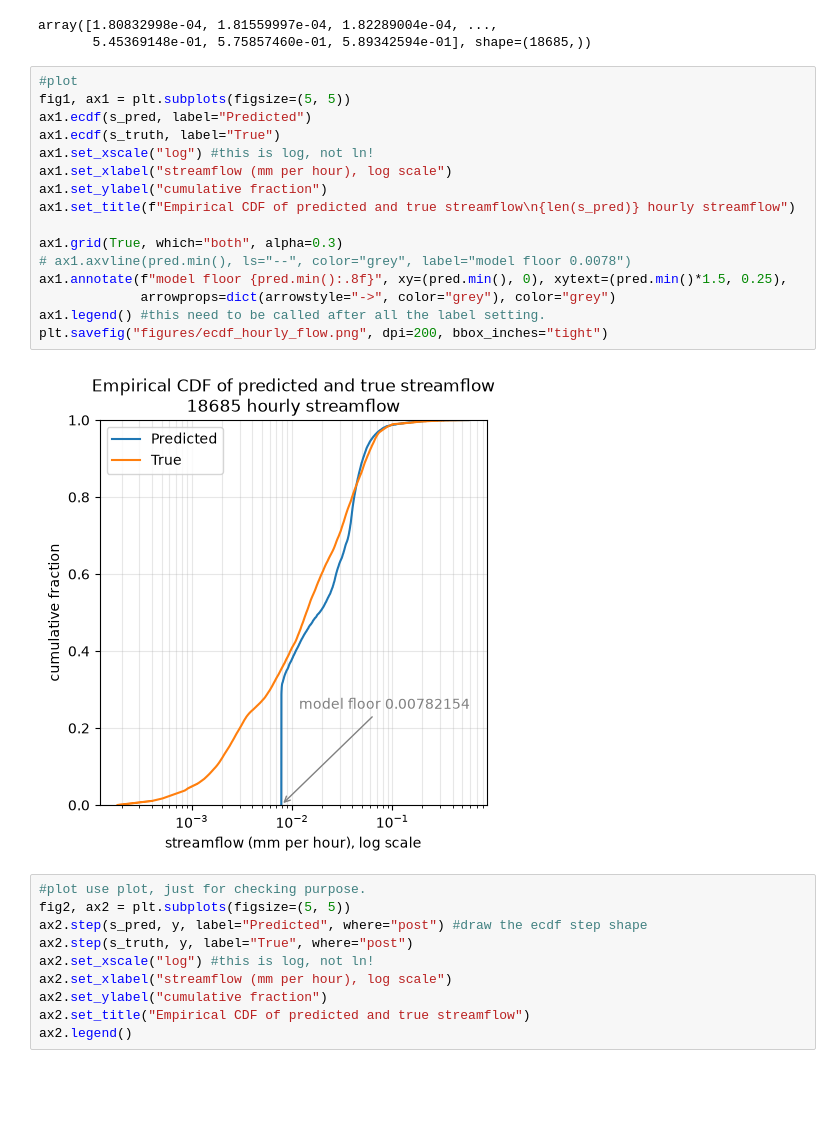
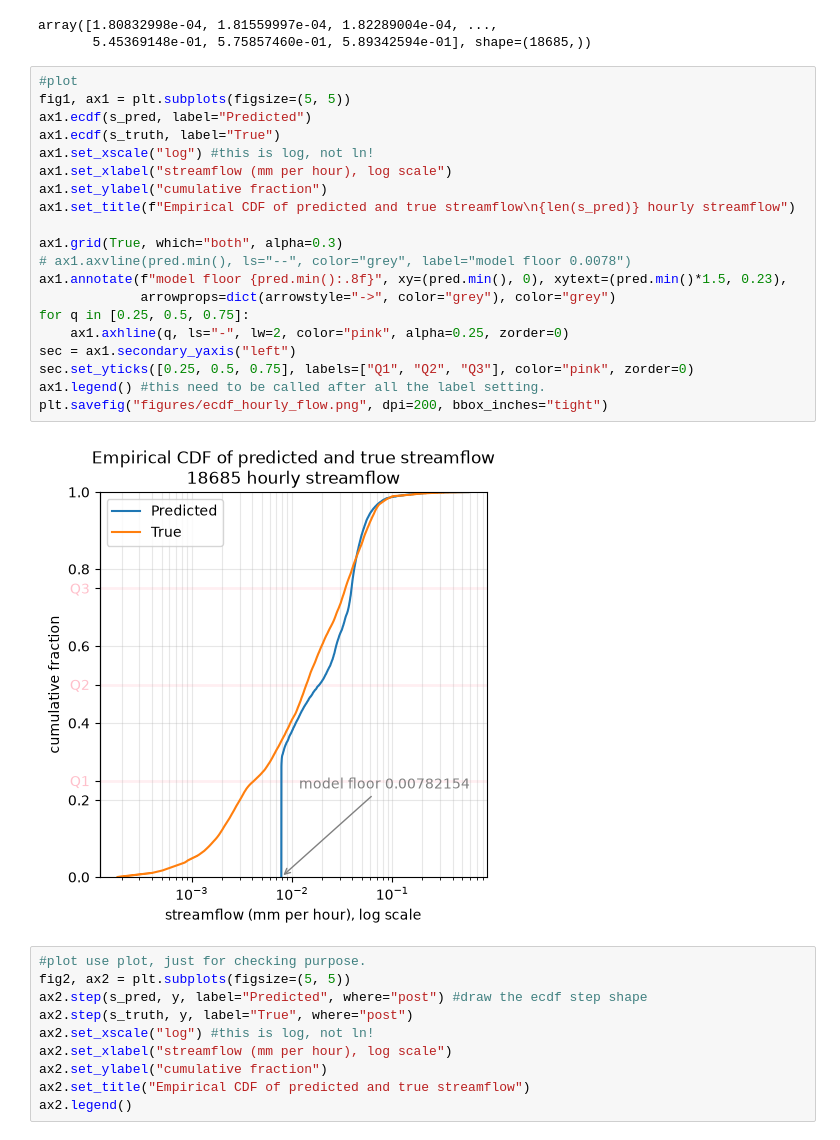
Before and after one commit to nehasrinivasula/mlm26, a Jupyter notebook: plots.ipynb, the cells around one changed output. Drawn from its saved outputs; the diff is of its cells as text; blank space fills up the shorter version.

Commit message:
added quantile marks and lines for empirical cdf graph

```diff
--- a/plots.ipynb
+++ b/plots.ipynb
@@ -225,21 +225,25 @@ array([1.80832998e-04, 1.81559997e-04, 1.82289004e-04, ...,
 # %%
 #plot
 fig1, ax1 = plt.subplots(figsize=(5, 5))
 ax1.ecdf(s_pred, label="Predicted")
 ax1.ecdf(s_truth, label="True")
 ax1.set_xscale("log") #this is log, not ln!
 ax1.set_xlabel("streamflow (mm per hour), log scale")
 ax1.set_ylabel("cumulative fraction")
 ax1.set_title(f"Empirical CDF of predicted and true streamflow\n{len(s_pred)} hourly streamflow")
 
 ax1.grid(True, which="both", alpha=0.3)
 # ax1.axvline(pred.min(), ls="--", color="grey", label="model floor 0.0078")
-ax1.annotate(f"model floor {pred.min():.8f}", xy=(pred.min(), 0), xytext=(pred.min()*1.5, 0.25),
+ax1.annotate(f"model floor {pred.min():.8f}", xy=(pred.min(), 0), xytext=(pred.min()*1.5, 0.23),
              arrowprops=dict(arrowstyle="->", color="grey"), color="grey")
+for q in [0.25, 0.5, 0.75]:
+    ax1.axhline(q, ls="-", lw=2, color="pink", alpha=0.25, zorder=0)
+sec = ax1.secondary_yaxis("left")
+sec.set_yticks([0.25, 0.5, 0.75], labels=["Q1", "Q2", "Q3"], color="pink", zorder=0)
 ax1.legend() #this need to be called after all the label setting.
 plt.savefig("figures/ecdf_hourly_flow.png", dpi=200, bbox_inches="tight")
 # %% [output]
-[figure, old version]
+[figure, new version]
 # %%
 #plot use plot, just for checking purpose.
 fig2, ax2 = plt.subplots(figsize=(5, 5))
```
Also changed, not shown: 1 other file.
